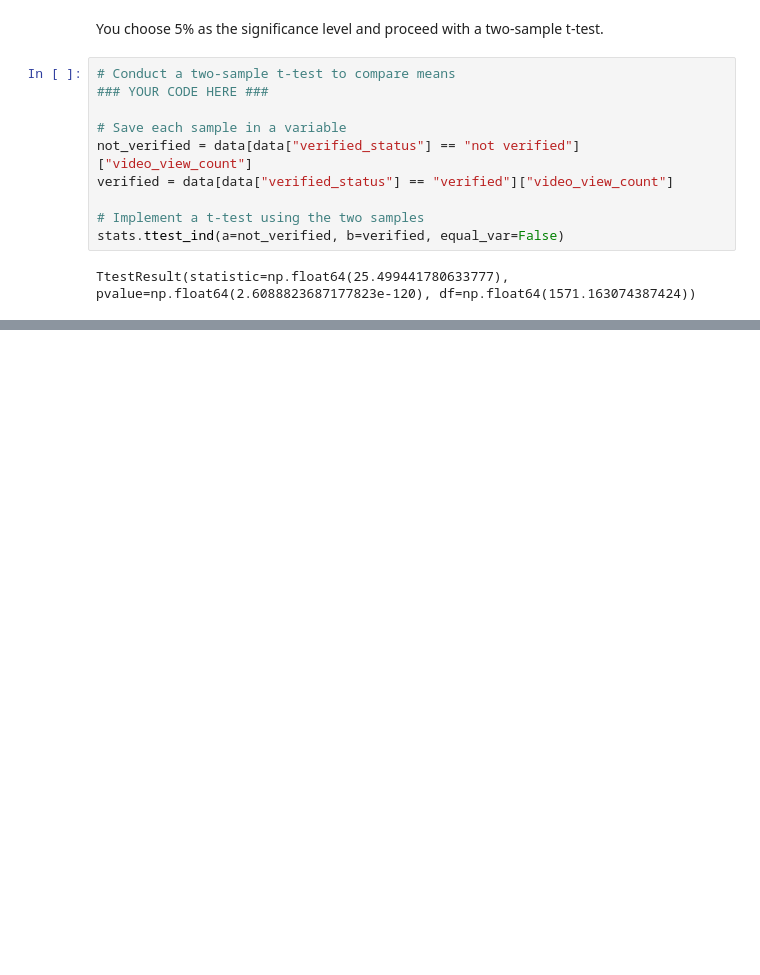
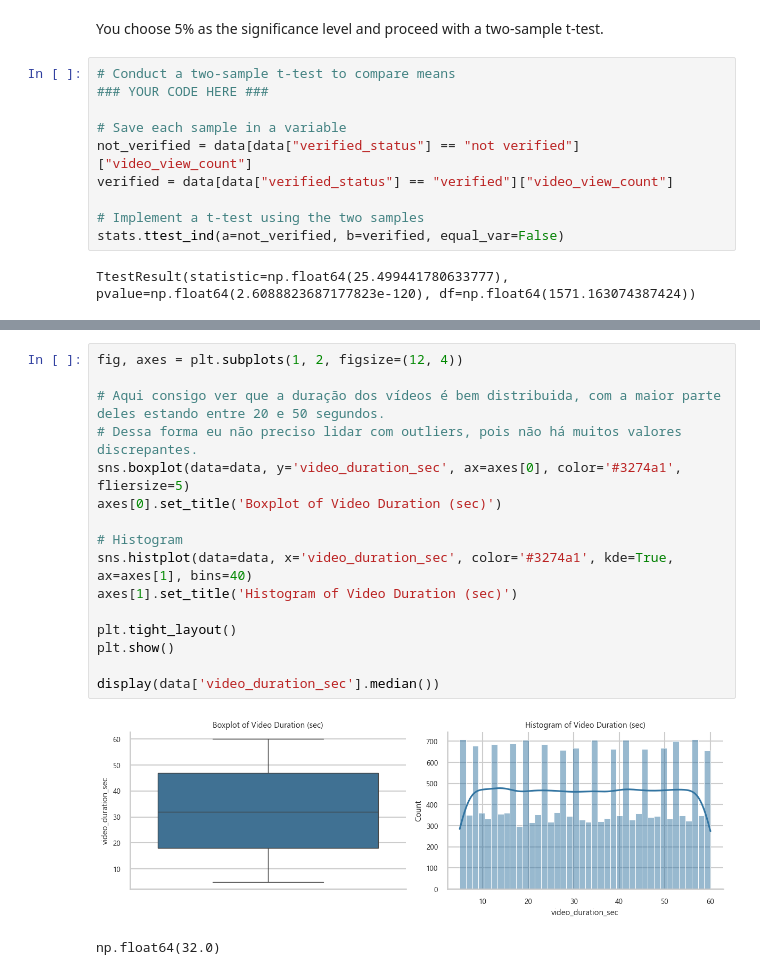
Before and after one commit to Trevisssss/tiktok-analysis, a Jupyter notebook: Tiktok-Analysis.ipynb, the cells around one changed output, grey strips where cells are left out. Drawn from its saved outputs; the diff is of its cells as text; blank space fills up the shorter version.

```diff
--- a/Tiktok-Analysis.ipynb
+++ b/Tiktok-Analysis.ipynb
@@ -209,0 +267,19 @@ Consider the questions in your PACE Strategy Documentto reflect on the Execute s
+# %%
+fig, axes = plt.subplots(1, 2, figsize=(12, 4))
+
+# Aqui consigo ver que a duração dos vídeos é bem distribuida, com a maior parte deles estando entre 20 e 50 segundos.
+# Dessa forma eu não preciso lidar com outliers, pois não há muitos valores discrepantes.
+sns.boxplot(data=data, y='video_duration_sec', ax=axes[0], color='#3274a1', fliersize=5)
+axes[0].set_title('Boxplot of Video Duration (sec)')
+
+# Histogram
+sns.histplot(data=data, x='video_duration_sec', color='#3274a1', kde=True, ax=axes[1], bins=40)
+axes[1].set_title('Histogram of Video Duration (sec)')
+
+plt.tight_layout()
+plt.show()
+
+display(data['video_duration_sec'].median())
+# %% [output]
+[figure, added]
+np.float64(32.0)
```
Also changed, not shown: parts of 97 cells of this notebook, 4 other files.
